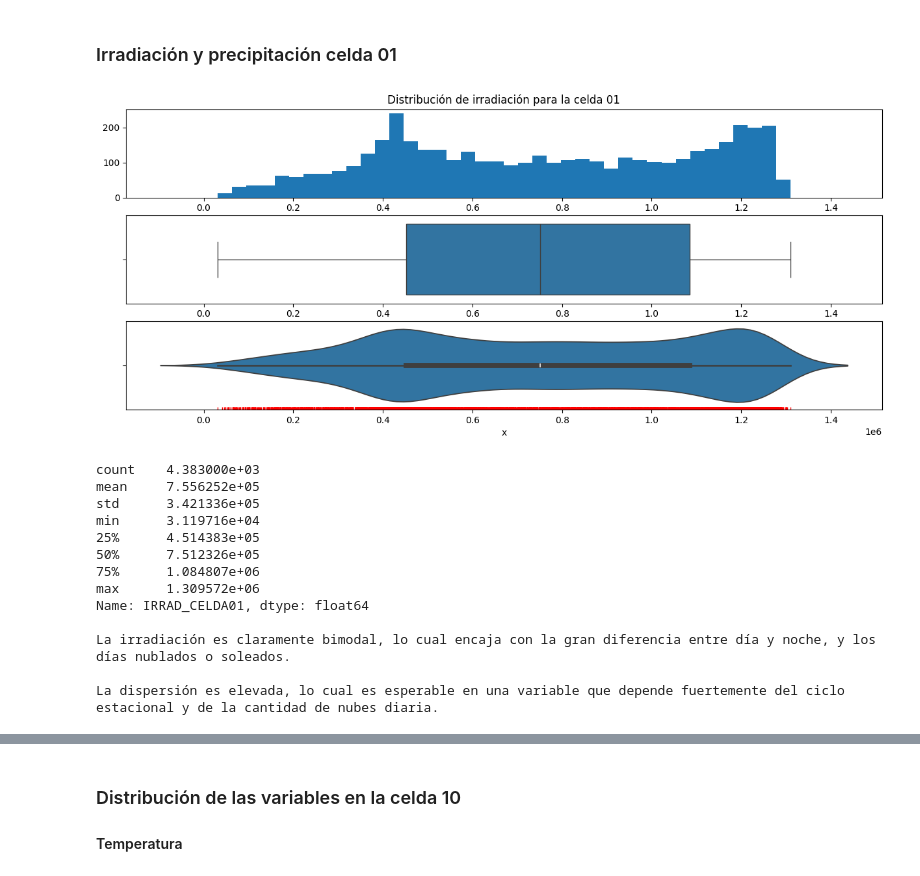
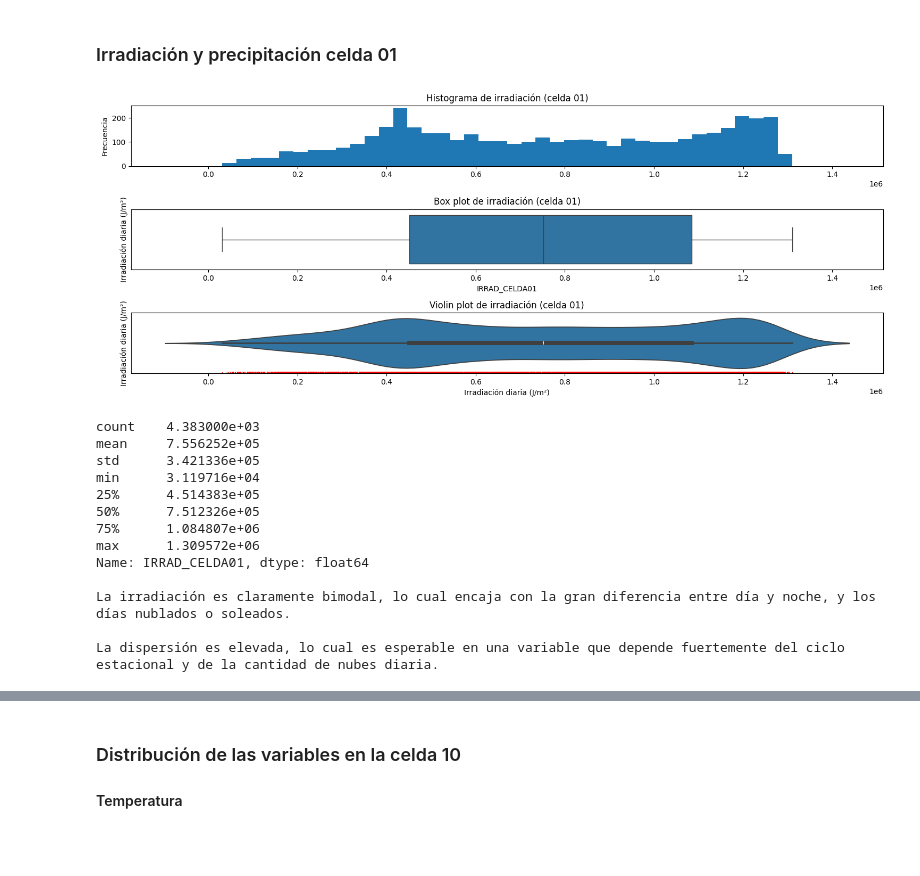
Before and after one commit to AlbertoRodvic/t1_estadistica_descriptiva, a Jupyter notebook: src/Apartado_1.ipynb, the cells around one changed output, grey strips where cells are left out. Saved outputs shown, nothing was run; the diff lists cells and outputs as text; code cells hidden in the pictures; blank space fills up the shorter version.

```diff
--- a/src/Apartado_1.ipynb
+++ b/src/Apartado_1.ipynb
@@ -6,6 +6,10 @@
 En esta sección se importan los datos y librerías necesarias para el análisis del Apartado 1.
 # %%
 from carga_de_datos import *
+from pathlib import Path
+PROJECT_ROOT = Path.cwd().parent if Path.cwd().name == 'src' else Path.cwd()
+IMAGES_DIR = PROJECT_ROOT / 'images'
+IMAGES_DIR.mkdir(parents=True, exist_ok=True)
 # %% [output]
 Tamaño de df_orig_temp con los datos cargados: (4383, 15)
 Dataframe con todos los datos leidos (filas: días, columnas: variables):
@@ -108,37 +127,47 @@ La distribución tiene una moda alrededor de 12°C, y tiene asimetría positiva.
 # %% [markdown]
 ### Irradiación y precipitación celda 01
 # %%
-# GRÁFICOS TÍPICOS: histograma, box plot y violin plot
-nbins = 40 # número de intervalos histograma, ajustar para buena visualización
+# GRAFICOS TIPICOS: histograma, box plot y violin plot
+nbins = 40  # numero de intervalos histograma, ajustar para buena visualizacion
 
 # Tres ejes en vertical para sincronizar la variable x
-fig = plt.figure(1, figsize=(15, 6)) # permite indicar el nº de la figura y las dimensiones (ancho y alto)
+fig = plt.figure(1, figsize=(15, 6))
 
-# histograma
-ax1= plt.subplot(3,1,1)               # Filas, columnas, índice (el 3,1,1) --> filas y columnas son de la matriz de gráficos.
-plt.hist(df_orig_irrad.IRRAD_CELDA01, bins=nbins)               #                                        Los números progresan:  1,  2,
-plt.title('Distribución de irradiación para la celda 01')        #                                                                3,  4.
-# cajas
-ax2=plt.subplot(3,1,2, sharex=ax1)    # Sharex=ax1 --> Comparte el eje x con el de la primera gráfica. Hace que esté alineado.
+# Histograma
+ax1 = plt.subplot(3, 1, 1)
+plt.hist(df_orig_irrad.IRRAD_CELDA01, bins=nbins)
+ax1.set_title('Histograma de irradiación (celda 01)')
+ax1.set_ylabel('Frecuencia')
+
+# Cajas
+ax2 = plt.subplot(3, 1, 2, sharex=ax1)
 sns.boxplot(data=df_orig_irrad.IRRAD_CELDA01, orient='y')
-# violin
-ax3=plt.subplot(3,1,3, sharex=ax1)
+ax2.set_title('Box plot de irradiación (celda 01)')
+ax2.set_ylabel('Irradiación diaria (J/m²)')
+ax2.set_yticks([])
+
+# Violin
+ax3 = plt.subplot(3, 1, 3, sharex=ax1)
 sns.violinplot(data=df_orig_irrad.IRRAD_CELDA01, orient='y')
 sns.rugplot(data=df_orig_irrad.IRRAD_CELDA01, color='r')
-plt.xlabel('x')
+ax3.set_title('Violin plot de irradiación (celda 01)')
+ax3.set_ylabel('Irradiación diaria (J/m²)')
+ax3.set_xlabel('Irradiación diaria (J/m²)')
+ax3.set_yticks([])
+
+plt.tight_layout()
+plt.savefig(IMAGES_DIR / 'Gráfico 1.3： Distribución de la irradiación en la celda 01.png', dpi=300, bbox_inches='tight')
 plt.show()
-
 
 # MEDIDAS IMPORTANTES: media, mediana...
 print(df_orig_irrad.IRRAD_CELDA01.describe())
-
 
 print("""
 La irradiación es claramente bimodal, lo cual encaja con la gran diferencia entre día y noche, y los días nublados o soleados.
 
 La dispersión es elevada, lo cual es esperable en una variable que depende fuertemente del ciclo estacional y de la cantidad de nubes diaria.""")
 # %% [output]
-[figure, old version]
+[figure, new version]
 count    4.383000e+03
 mean     7.556252e+05
 std      3.421336e+05
```
Also changed, not shown: parts of 15 cells of this notebook, 26 other files.
